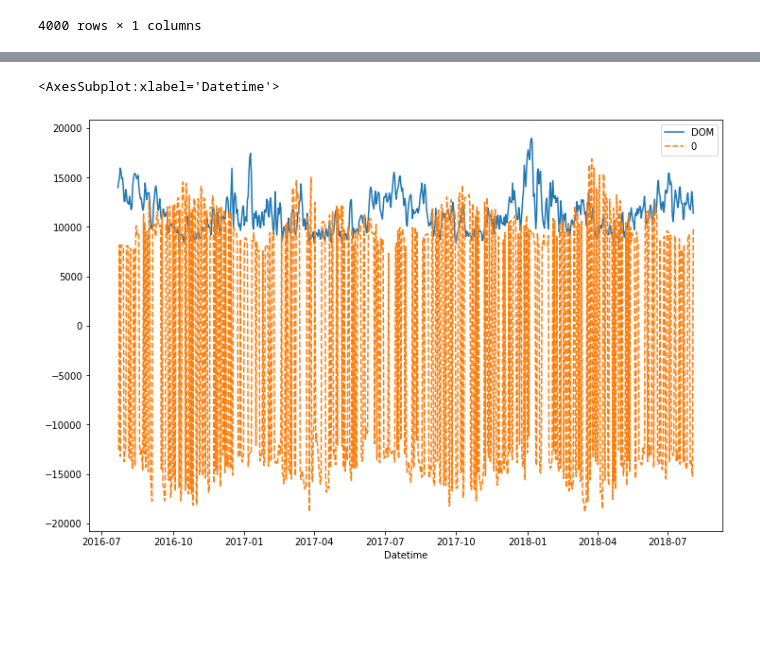
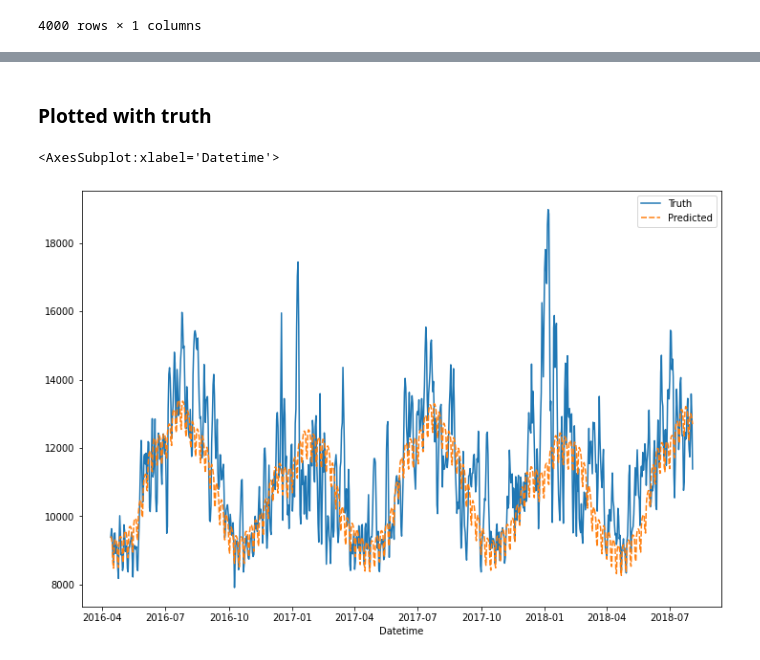
Before and after one commit to alexjjo/kaggle, a Jupyter notebook: energy-forecasting/energy-time-series-forecasting.ipynb, the cells around one changed output, grey strips where cells are left out. Cells and saved outputs as stored; diff of their text form; code cells hidden in the pictures; blank space fills up the shorter version.

Commit message:
Prophet model added

```diff
--- a/energy-forecasting/energy-time-series-forecasting.ipynb
+++ b/energy-forecasting/energy-time-series-forecasting.ipynb
@@ -464,0 +494,7 @@ sns.lineplot(data=df_predvtruth, ax=ax)
+# %%
+from prophet import Prophet
+
+prophet_model = Prophet()
+y_train_prophet = y_train.reset_index()
+y_train_prophet.columns = ['ds', 'y']
+prophet_model.fit(y_train_prophet)
@@ -464,0 +516,5 @@ sns.lineplot(data=df_predvtruth, ax=ax)
+# %%
+y_test_prophet = y_test.reset_index()
+y_test_prophet.columns = ['ds', 'y']
+y_predict_prophet = y_test_prophet.drop(columns="y")
+forecast = prophet_model.predict(y_predict_prophet)
@@ -465,10 +525,10 @@ sns.lineplot(data=df_predvtruth, ax=ax)
+# %% [markdown]
+### Plotted with truth
 # %%
-# Very strange behaviour :))) - adding a vertical constant seems to readjust the predictions
-# TODO - look at preprocessing scalars
-
+df_predvtruth = pd.concat([y_test, forecast[['yhat']].set_index(y_test.index)], axis=1)
 fig, ax = plt.subplots(1,1,figsize=(12, 8))
-#df_predvtruth.iloc[:, 1] = df_predvtruth.iloc[:, 1] + 5000
+df_predvtruth.columns = ['Truth', 'Predicted']
 sns.lineplot(data=df_predvtruth, ax=ax)
 # %% [output]
 <AxesSubplot:xlabel='Datetime'>
-[figure, old version]
+[figure, new version]
```
Also changed, not shown: parts of 9 cells of this notebook.
